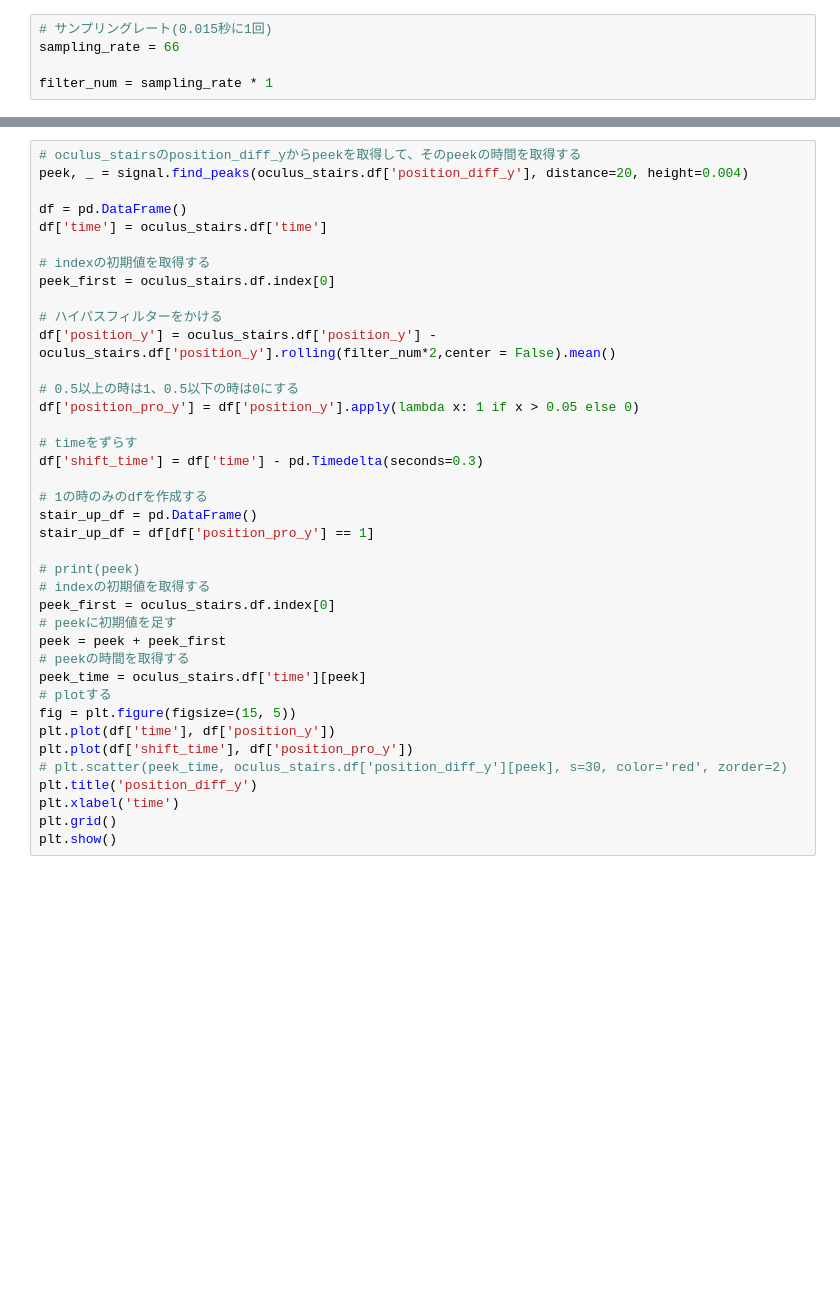
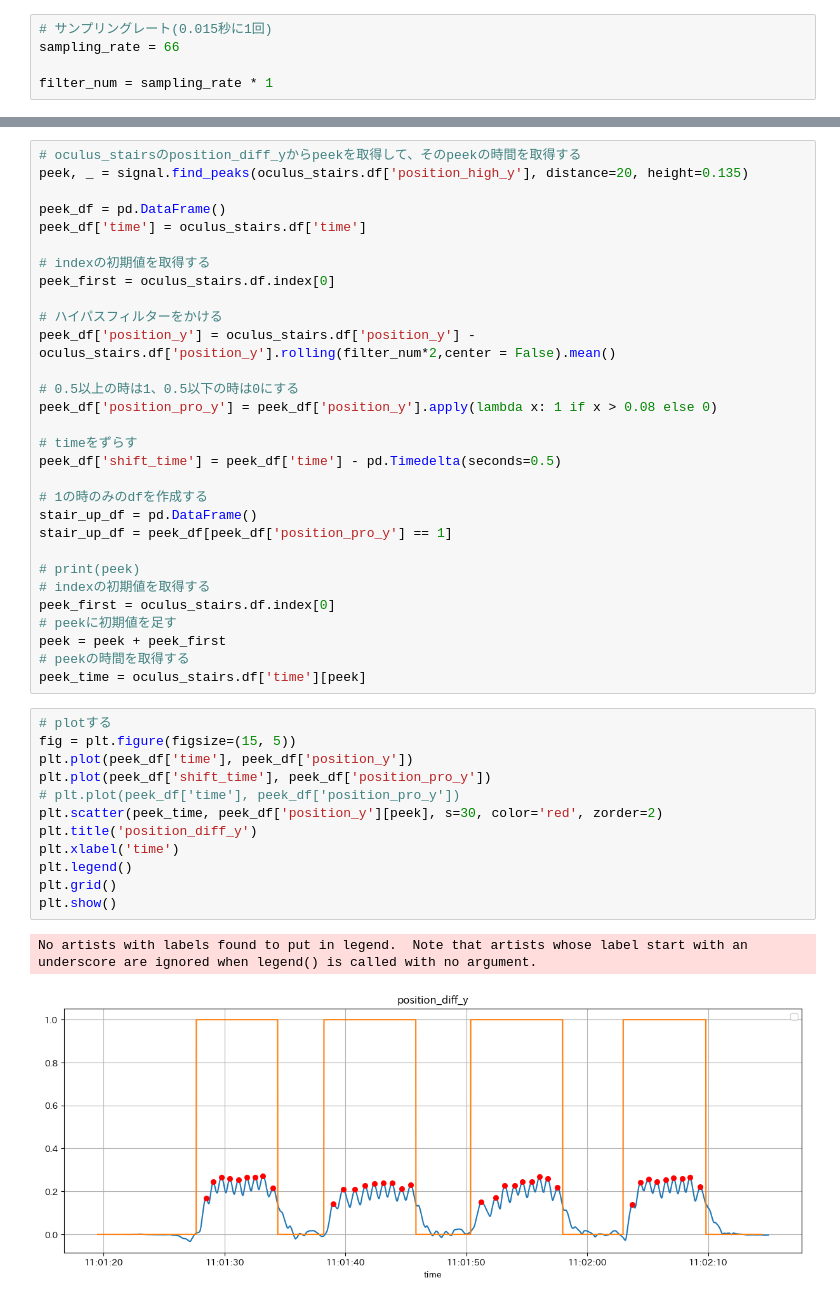
Before and after one commit to karasuneo/kajilab, a Jupyter notebook: metaquest_sensing/instance.ipynb, the cells around one changed output, grey strips where cells are left out. Cells and saved outputs as stored; diff of their text form; blank space fills up the shorter version.

```diff
--- a/metaquest_sensing/instance.ipynb
+++ b/metaquest_sensing/instance.ipynb
@@ -176,25 +214,25 @@ oculus_stairs.plot('position', 'diff','y')
 # %%
 # oculus_stairsのposition_diff_yからpeekを取得して、そのpeekの時間を取得する
-peek, _ = signal.find_peaks(oculus_stairs.df['position_diff_y'], distance=20, height=0.004)
+peek, _ = signal.find_peaks(oculus_stairs.df['position_high_y'], distance=20, height=0.135)
 
-df = pd.DataFrame()
-df['time'] = oculus_stairs.df['time']
+peek_df = pd.DataFrame()
+peek_df['time'] = oculus_stairs.df['time']
 
 # indexの初期値を取得する
 peek_first = oculus_stairs.df.index[0]
 
 # ハイパスフィルターをかける
-df['position_y'] = oculus_stairs.df['position_y'] - oculus_stairs.df['position_y'].rolling(filter_num*2,center = False).mean()
+peek_df['position_y'] = oculus_stairs.df['position_y'] - oculus_stairs.df['position_y'].rolling(filter_num*2,center = False).mean()
 
 # 0.5以上の時は1、0.5以下の時は0にする
-df['position_pro_y'] = df['position_y'].apply(lambda x: 1 if x > 0.05 else 0)
+peek_df['position_pro_y'] = peek_df['position_y'].apply(lambda x: 1 if x > 0.08 else 0)
 
 # timeをずらす
-df['shift_time'] = df['time'] - pd.Timedelta(seconds=0.3)
+peek_df['shift_time'] = peek_df['time'] - pd.Timedelta(seconds=0.5)
 
 # 1の時のみのdfを作成する
 stair_up_df = pd.DataFrame()
-stair_up_df = df[df['position_pro_y'] == 1]
+stair_up_df = peek_df[peek_df['position_pro_y'] == 1]
 
 # print(peek)
 # indexの初期値を取得する
@@ -203,15 +241,21 @@ peek_first = oculus_stairs.df.index[0]
 peek = peek + peek_first
 # peekの時間を取得する
 peek_time = oculus_stairs.df['time'][peek]
-# plotする
-fig = plt.figure(figsize=(15, 5))
-plt.plot(df['time'], df['position_y'])
-plt.plot(df['shift_time'], df['position_pro_y'])
-# plt.scatter(peek_time, oculus_stairs.df['position_diff_y'][peek], s=30, color='red', zorder=2)
-plt.title('position_diff_y')
-plt.xlabel('time')
-plt.grid()
-plt.show()
+# %%
+# plotする
+fig = plt.figure(figsize=(15, 5))
+plt.plot(peek_df['time'], peek_df['position_y'])
+plt.plot(peek_df['shift_time'], peek_df['position_pro_y'])
+# plt.plot(peek_df['time'], peek_df['position_pro_y'])
+plt.scatter(peek_time, peek_df['position_y'][peek], s=30, color='red', zorder=2)
+plt.title('position_diff_y')
+plt.xlabel('time')
+plt.legend()
+plt.grid()
+plt.show()
+# %% [output]
+No artists with labels found to put in legend.  Note that artists whose label start with an underscore are ignored when legend() is called with no argument.
+[figure, added]
 # %%
 # position_pro_yとpositionのplot
 fig = plt.figure(figsize=(15, 5))
```
Also changed, not shown: parts of 13 cells of this notebook, 2 other files.
